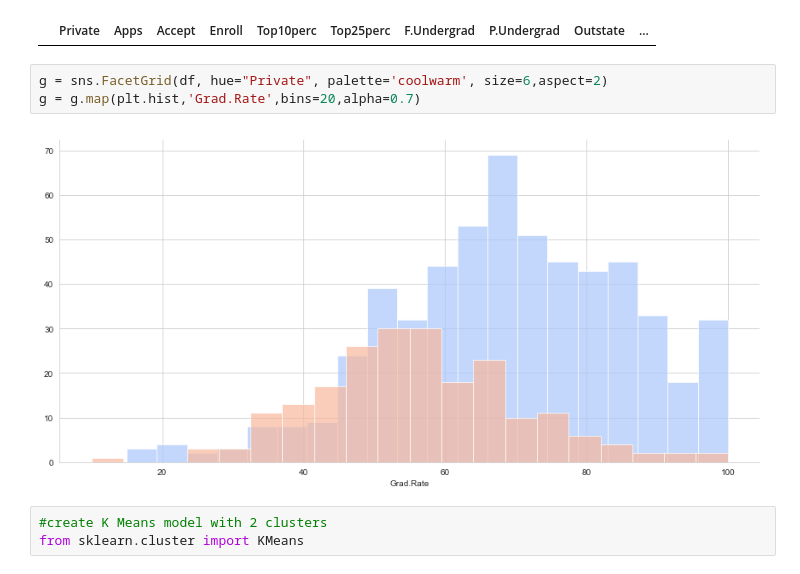
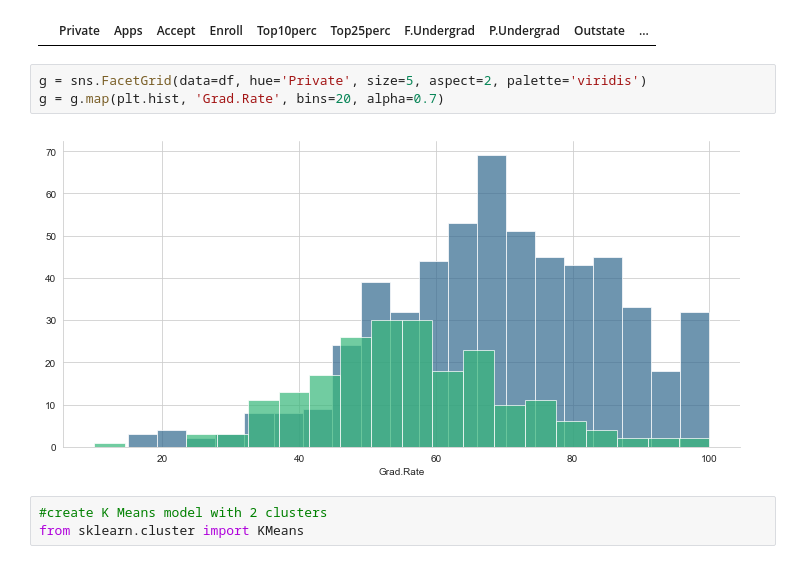
Before and after one commit to swong1503/capstones, a Jupyter notebook: Capstone_008_KMClustering.ipynb, the cells around one changed output. Saved outputs shown, nothing was run; the diff lists cells and outputs as text.

```diff
--- a/Capstone_008_KMClustering.ipynb
+++ b/Capstone_008_KMClustering.ipynb
@@ -142,10 +142,10 @@ df[df['Grad.Rate'] > 100]
 # %% [output]
 |  | Private | Apps | Accept | Enroll | Top10perc | Top25perc | F.Undergrad | P.Undergrad | Outstate | ... |
 # %%
-g = sns.FacetGrid(df, hue="Private", palette='coolwarm', size=6,aspect=2)
-g = g.map(plt.hist,'Grad.Rate',bins=20,alpha=0.7)
+g = sns.FacetGrid(data=df, hue='Private', size=5, aspect=2, palette='viridis')
+g = g.map(plt.hist, 'Grad.Rate', bins=20, alpha=0.7)
 # %% [output]
-[figure, old version]
+[figure, new version]
 # %%
 #create K Means model with 2 clusters
 from sklearn.cluster import KMeans
```
